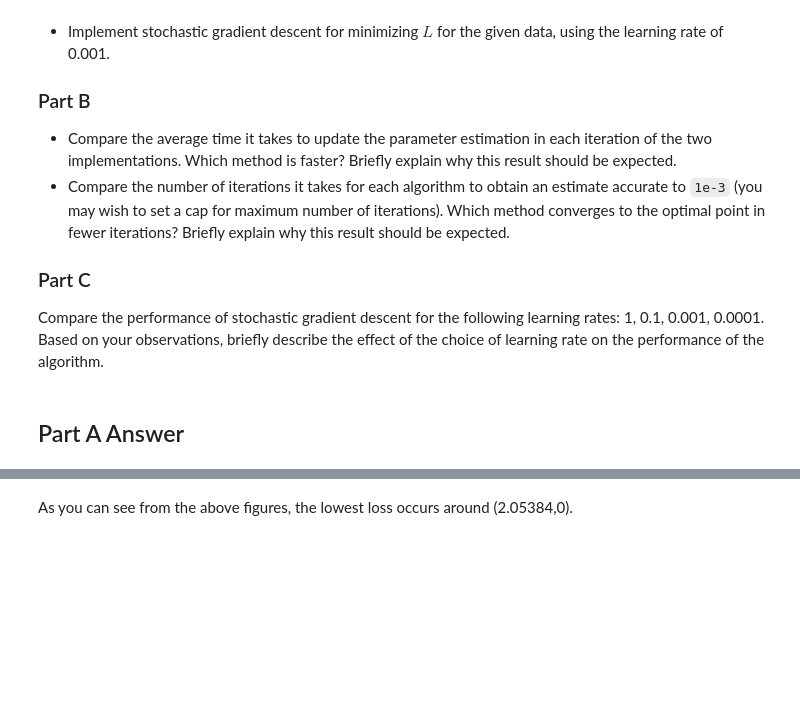
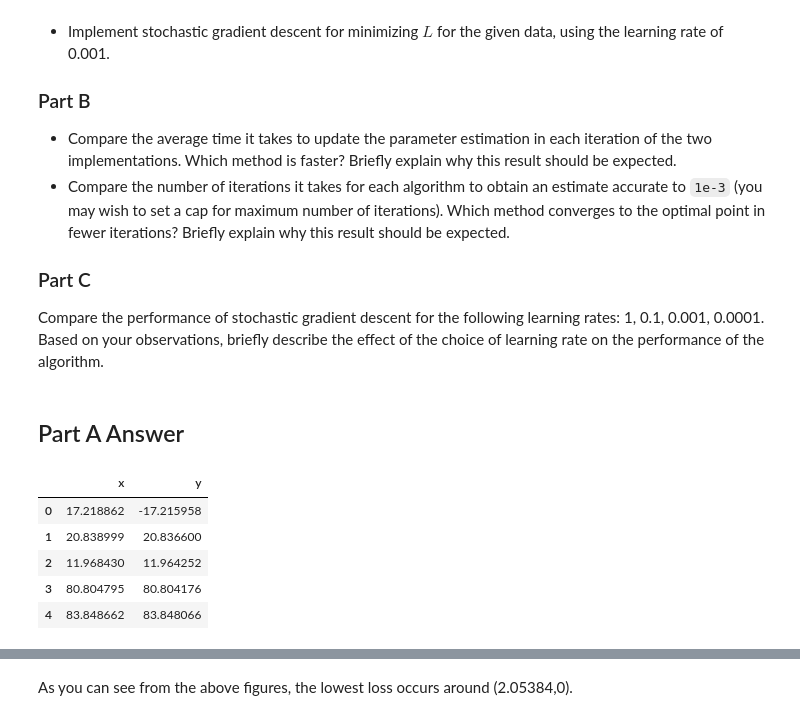
Before and after one commit to namwkim/2017, a Jupyter notebook: homework/AM207_HW3.ipynb, the cells around one changed output, grey strips where cells are left out. Saved outputs shown, nothing was run; the diff lists cells and outputs as text; code cells hidden in the pictures; blank space fills up the shorter version.

```diff
--- a/homework/AM207_HW3.ipynb
+++ b/homework/AM207_HW3.ipynb
@@ -48,8 +52,17 @@ L = lambda x,y,p1,p2 : 0.000045*np.power(p2,2)*y-0.000098*np.power(p1,2)*x+\
 # %%
 df = pd.read_csv('./HW3_data.csv', header=None)
 
 df = df.transpose()
 df.columns = ['x','y']
+# df= (df - df.mean()) / (df.max() - df.min()) # normalize
+df.head()
+# %% [output]
+|  | x | y |
+| 0 | 17.218862 | -17.215958 |
+| 1 | 20.838999 | 20.836600 |
+| 2 | 11.968430 | 11.964252 |
+| 3 | 80.804795 | 80.804176 |
+| 4 | 83.848662 | 83.848066 |
 # %%
 p1 = np.arange(0,5, 0.05)
 p2 = np.arange(0,5, 0.05)
```
Also changed, not shown: parts of 16 cells of this notebook.
